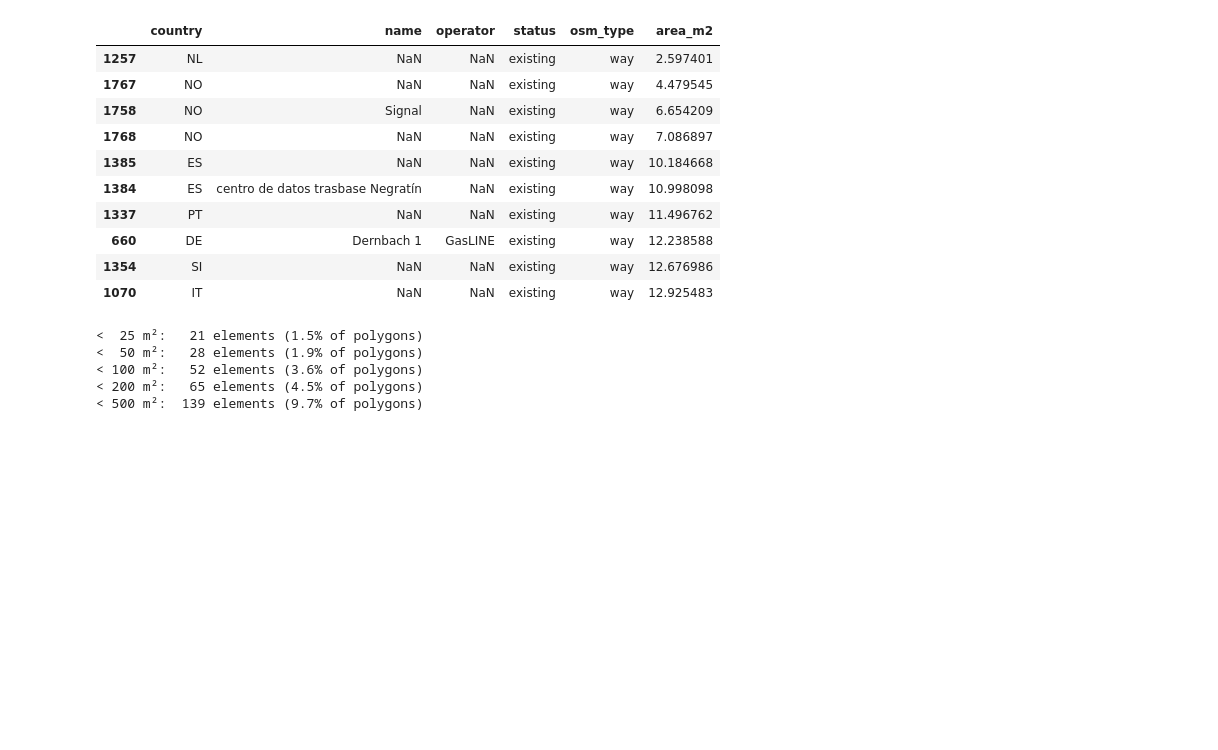
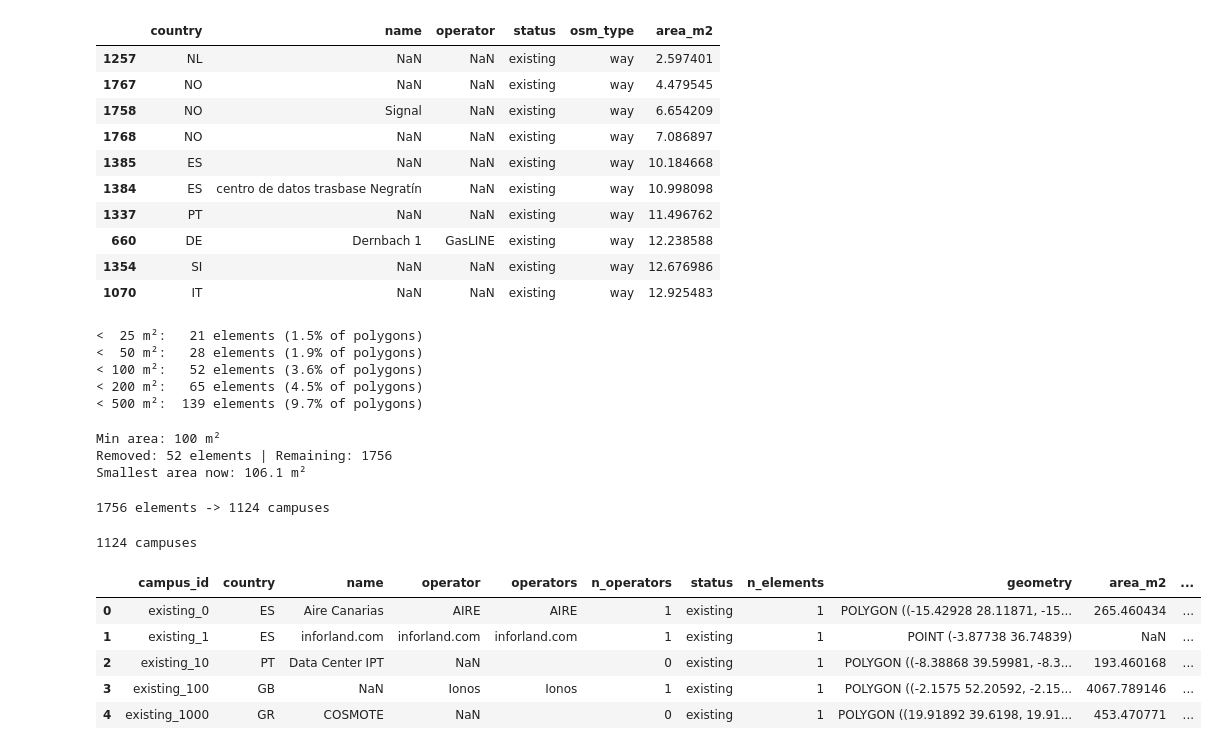
Before and after one commit to Carol-Sust/Sustainability, a Jupyter notebook: ia-agua-datacenters/notebooks/01_osm.ipynb, the cells around one changed output. Saved outputs shown, nothing was run; the diff lists cells and outputs as text; code cells hidden in the pictures; blank space fills up the shorter version.

```diff
--- a/ia-agua-datacenters/notebooks/01_osm.ipynb
+++ b/ia-agua-datacenters/notebooks/01_osm.ipynb
@@ -386,0 +368,73 @@ gdf[(gdf["area_m2"] >= 50) & (gdf["area_m2"] < 100)][cols].sort_values("area_m2"
+# %%
+MIN_AREA_M2 = config["osm"]["min_area_m2"]
+
+before = len(gdf)
+too_small = gdf["area_m2"] < MIN_AREA_M2      # points have NaN area -> False -> kept
+gdf = gdf[~too_small].copy()
+
+print(f"Min area: {MIN_AREA_M2} m²")
+print(f"Removed: {before - len(gdf)} elements | Remaining: {len(gdf)}")
+print("Smallest area now:", round(gdf["area_m2"].min(), 1), "m²")
+# %% [output]
+Min area: 100 m²
+Removed: 52 elements | Remaining: 1756
+Smallest area now: 106.1 m²
+# %%
+CAMPUS_DIST = config["osm"]["campus_distance_m"]
+
+g = gdf.to_crs(CRS_AREA).copy()   # work in metres
+parts = []
+
+for status, sub in g.groupby("status"):
+    # Buffer each element by half the distance: two elements < 200 m apart -> their buffers touch
+    blobs = gpd.GeoDataFrame(
+        geometry=[unary_union(sub.geometry.buffer(CAMPUS_DIST / 2))], crs=CRS_AREA
+    ).explode(index_parts=False).reset_index(drop=True)
+    blobs["campus_id"] = [f"{status}_{i}" for i in range(len(blobs))]
+
+    # Each element gets the id of the blob it falls in
+    joined = gpd.sjoin(sub, blobs, how="left", predicate="intersects")
+    parts.append(joined.drop(columns="index_right"))
+
+g = pd.concat(parts)
+print(len(g), "elements ->", g["campus_id"].nunique(), "campuses")
+# %% [output]
+1756 elements -> 1124 campuses
+# %%
+def most_common(values):
+    """Most frequent non-empty value (e.g. the campus name), or None."""
+    values = values.dropna()
+    return values.mode().iloc[0] if len(values) else None
+
+campuses = g.groupby("campus_id").agg(
+    country=("country", most_common),
+    name=("name", most_common),
+    operator=("operator", most_common),
+    operators=("operator", lambda s: "; ".join(sorted(s.dropna().unique()))),
+    n_operators=("operator", lambda s: s.dropna().nunique()),
+    status=("status", "first"),
+    n_elements=("osm_id", "size"),
+)
+
+# Merge the shapes of each campus into one geometry
+shapes = g.dissolve(by="campus_id")[["geometry"]]
+campuses = gpd.GeoDataFrame(campuses.join(shapes), geometry="geometry", crs=CRS_AREA)
+
+# Area of the merged shape (overlapping polygons are not counted twice); points-only campuses -> NaN
+campuses["area_m2"] = campuses.area.where(campuses.area > 0)
+
+# Centroid in lat/lon
+centroids = campuses.centroid.to_crs(CRS_GEO)
+campuses["lon"], campuses["lat"] = centroids.x, centroids.y
+
+campuses = campuses.to_crs(CRS_GEO).reset_index()
+print(len(campuses), "campuses")
+campuses.head()
+# %% [output]
+1124 campuses
+|  | campus_id | country | name | operator | operators | n_operators | status | n_elements | geometry | area_m2 | ... |
+| 0 | existing_0 | ES | Aire Canarias | AIRE | AIRE | 1 | existing | 1 | POLYGON ((-15.42928 28.11871, -15... | 265.460434 | ... |
+| 1 | existing_1 | ES | inforland.com | inforland.com | inforland.com | 1 | existing | 1 | POINT (-3.87738 36.74839) | NaN | ... |
+| 2 | existing_10 | PT | Data Center IPT | NaN |  | 0 | existing | 1 | POLYGON ((-8.38868 39.59981, -8.3... | 193.460168 | ... |
+| 3 | existing_100 | GB | NaN | Ionos | Ionos | 1 | existing | 1 | POLYGON ((-2.1575 52.20592, -2.15... | 4067.789146 | ... |
+| 4 | existing_1000 | GR | COSMOTE | NaN |  | 0 | existing | 1 | POLYGON ((19.91892 39.6198, 19.91... | 453.470771 | ... |
```
Also changed, not shown: parts of 9 cells of this notebook, 2 other files.
